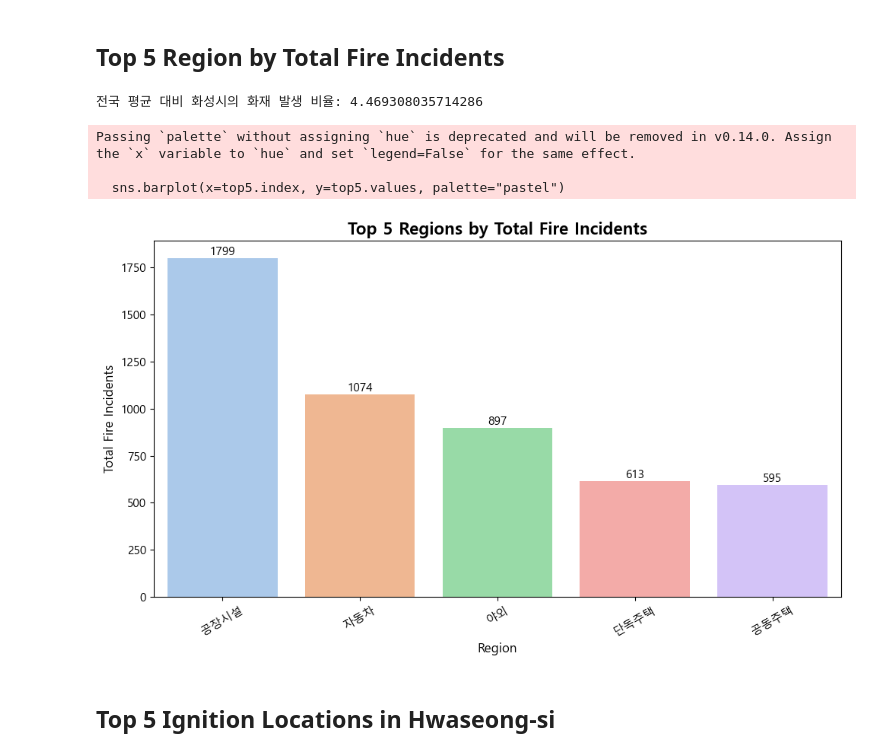
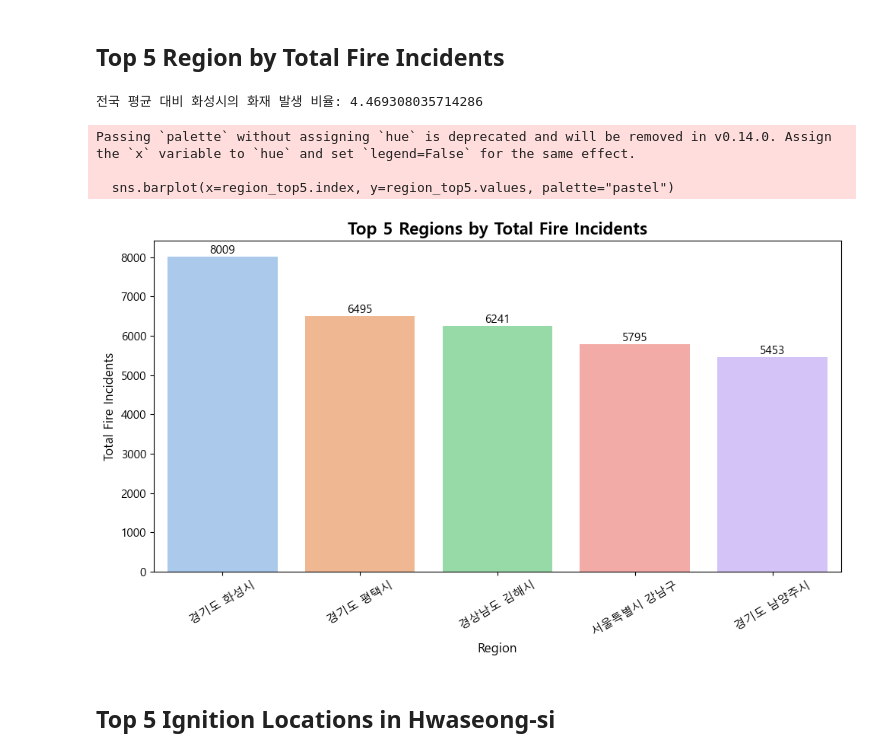
Before and after one commit to kyeongha-git/Fire-Risk-Qgis-Hwaseong2025, a Jupyter notebook: notebook/01_fire_stats_analysis.ipynb, the cells around one changed output. Drawn from its saved outputs; the diff is of its cells as text; code cells hidden in the pictures.

```diff
--- a/notebook/01_fire_stats_analysis.ipynb
+++ b/notebook/01_fire_stats_analysis.ipynb
@@ -100,37 +100,37 @@ memory usage: 52.4+ MB
 # %%
 df['지역'] = df['시도'] + ' ' + df['시군구']
 df_hwaseong = df[df['지역'] == '경기도 화성시']
 region_fire_incidents = df['지역'].value_counts()
 region_average_fire_incidents_value = int(region_fire_incidents.values.mean())
 hwaseong_fire_incidents_value = int(region_fire_incidents["경기도 화성시"])
 region_top5 = region_fire_incidents.head(5)
 
 print(f"전국 평균 대비 화성시의 화재 발생 비율: {hwaseong_fire_incidents_value / region_average_fire_incidents_value}")
 
 # Visualization
 plt.figure(figsize=(10, 6))
-sns.barplot(x=top5.index, y=top5.values, palette="pastel")
+sns.barplot(x=region_top5.index, y=region_top5.values, palette="pastel")
 
 plt.title('Top 5 Regions by Total Fire Incidents', fontsize=16, weight='bold')
 plt.xlabel('Region', fontsize=12)
 plt.ylabel('Total Fire Incidents', fontsize=12)
 plt.xticks(rotation=30, ha = 'center', fontsize=11)
 plt.yticks(fontsize=11)
 
-for i, value in enumerate(top5.values):
+for i, value in enumerate(region_top5.values):
     plt.text(i, value + 0.1, str(value), ha='center', va='bottom', fontsize=11)
 
 plt.tight_layout()
 plt.show()
 
 # Insight: 화성시가 10년 화재 발생 통계 중 전국 1위를 차지하고 있다.
 #        : 화성시는 전국 지역별 화재 평균 대비 약 4.7배의 화재가 발생하고 있다.
 # %% [output]
 전국 평균 대비 화성시의 화재 발생 비율: 4.469308035714286
 Passing `palette` without assigning `hue` is deprecated and will be removed in v0.14.0. Assign the `x` variable to `hue` and set `legend=False` for the same effect.
 
-  sns.barplot(x=top5.index, y=top5.values, palette="pastel")
+  sns.barplot(x=region_top5.index, y=region_top5.values, palette="pastel")
-[figure, old version]
+[figure, new version]
 # %% [markdown]
 ## Top 5 Ignition Locations in Hwaseong-si
 # %%
```
Also changed, not shown: parts of 2 cells of this notebook, 2 other files.
